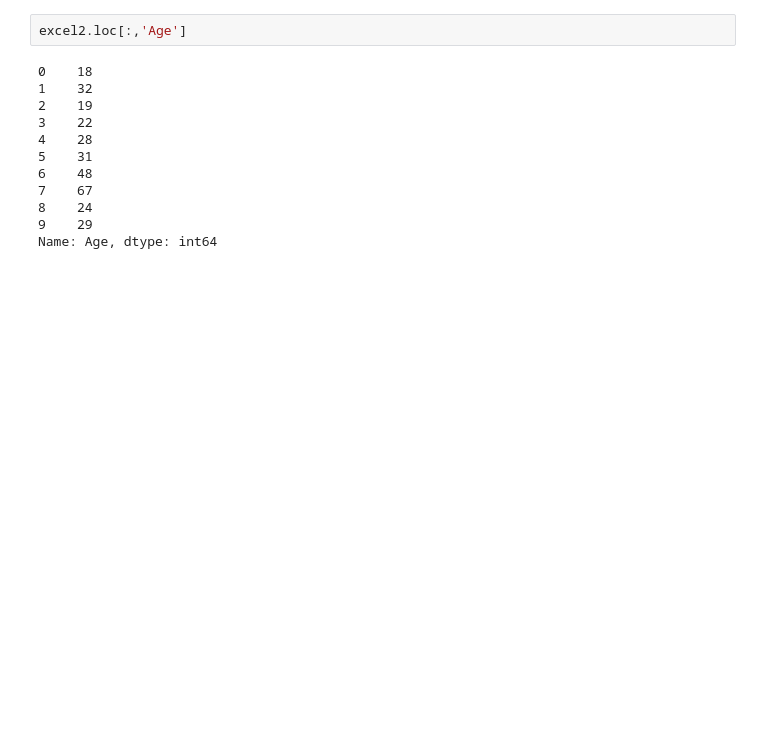
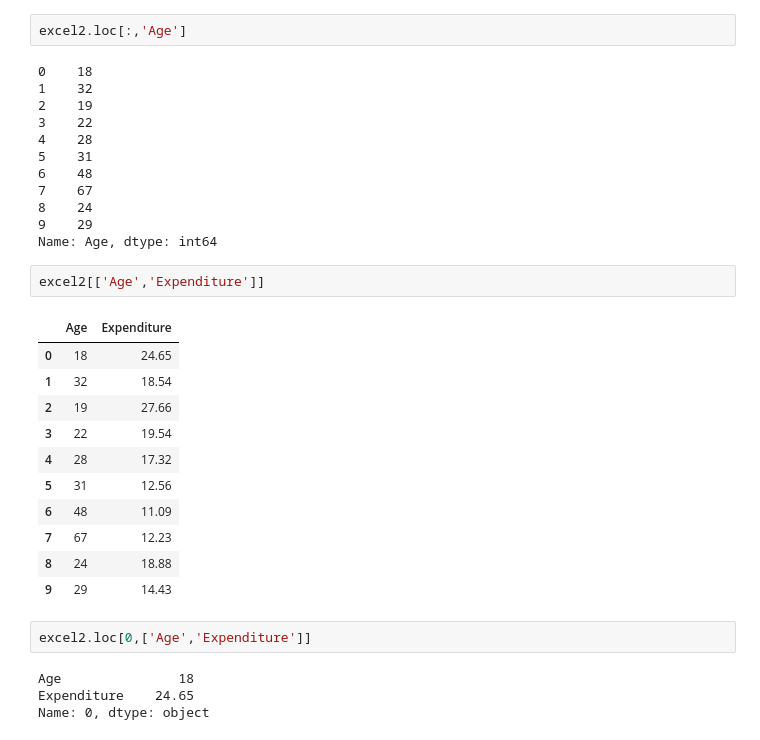
Before and after one commit to anishverma870/data-analytics-PYTHON, a Jupyter notebook: library/pandas/PANDAS.ipynb, the cells around one changed output. Cells and saved outputs as stored; diff of their text form; blank space fills up the shorter version.

```diff
--- a/library/pandas/PANDAS.ipynb
+++ b/library/pandas/PANDAS.ipynb
@@ -549,3 +280,23 @@ excel2.loc[:,'Age']
 8    24
 9    29
 Name: Age, dtype: int64
+# %%
+excel2[['Age','Expenditure']]
+# %% [output]
+|  | Age | Expenditure |
+| 0 | 18 | 24.65 |
+| 1 | 32 | 18.54 |
+| 2 | 19 | 27.66 |
+| 3 | 22 | 19.54 |
+| 4 | 28 | 17.32 |
+| 5 | 31 | 12.56 |
+| 6 | 48 | 11.09 |
+| 7 | 67 | 12.23 |
+| 8 | 24 | 18.88 |
+| 9 | 29 | 14.43 |
+# %%
+excel2.loc[0,['Age','Expenditure']]
+# %% [output]
+Age               18
+Expenditure    24.65
+Name: 0, dtype: object
```
Also changed, not shown: parts of 55 cells of this notebook, 1 other file.
